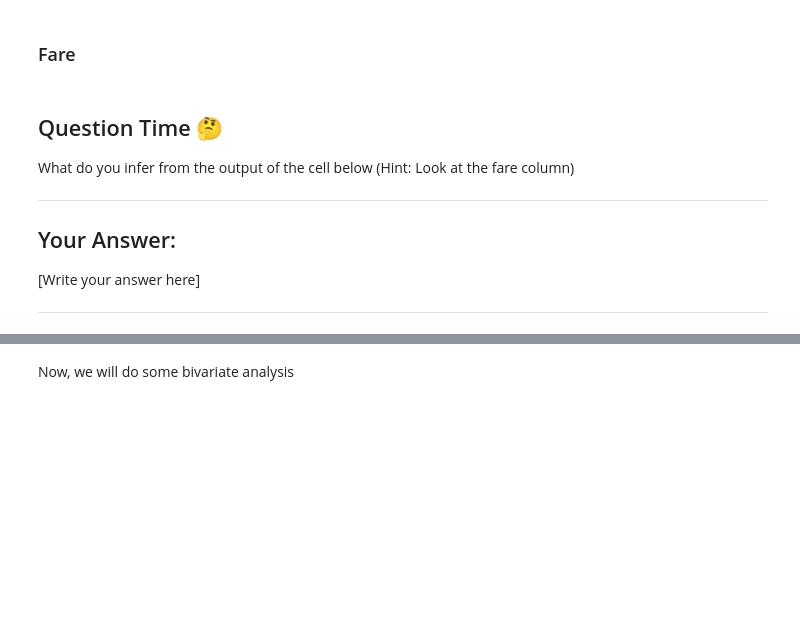
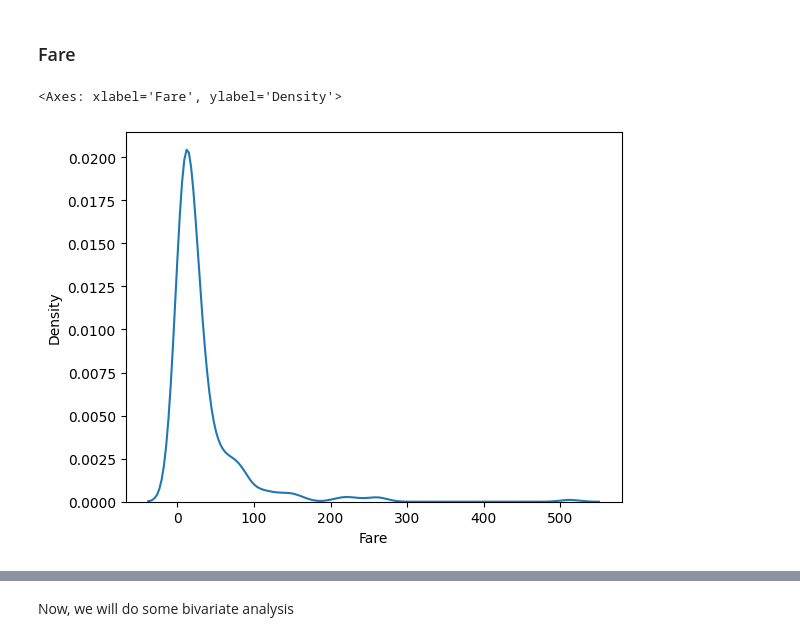
Before and after one commit to maheck9/SynapseLP, a Jupyter notebook: SynapseLPWeekOne.ipynb, the cells around one changed output, grey strips where cells are left out. Saved outputs shown, nothing was run; the diff lists cells and outputs as text; code cells hidden in the pictures; blank space fills up the shorter version.

```diff
--- a/SynapseLPWeekOne.ipynb
+++ b/SynapseLPWeekOne.ipynb
@@ -772,15 +890,8 @@ Write about the various ways in which you can handle missing values in pandas an
 Now, you will do the same thing  for fare column and also plot a histogram in this
 # %% [markdown]
 ### Fare
-# %% [markdown]
-## Question Time 🤔
-
-What do you infer from the output of the cell below (Hint: Look at the fare column)
-
----
-
-## Your Answer:
-
-[Write your answer here]
-
----
+# %%
+sns.kdeplot(df.Fare)
+# %% [output]
+<Axes: xlabel='Fare', ylabel='Density'>
+[figure, added]
```
Also changed, not shown: parts of 44 cells of this notebook.
